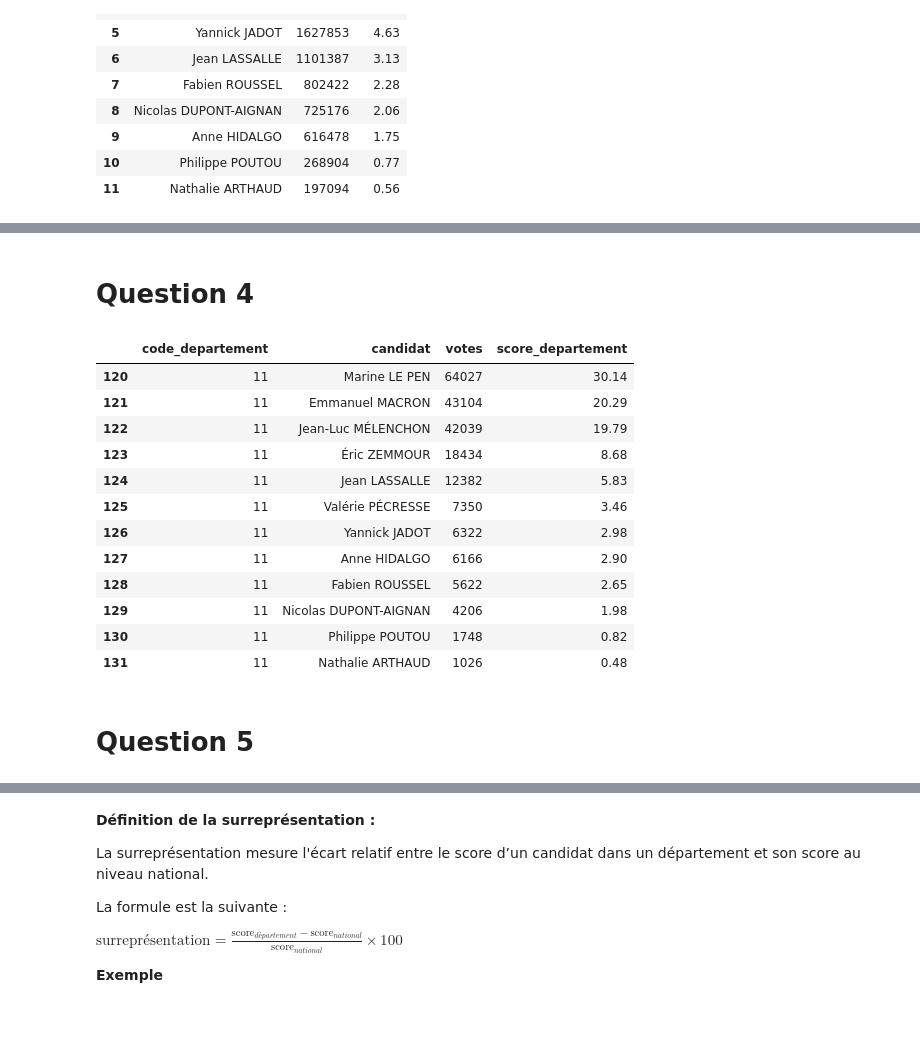
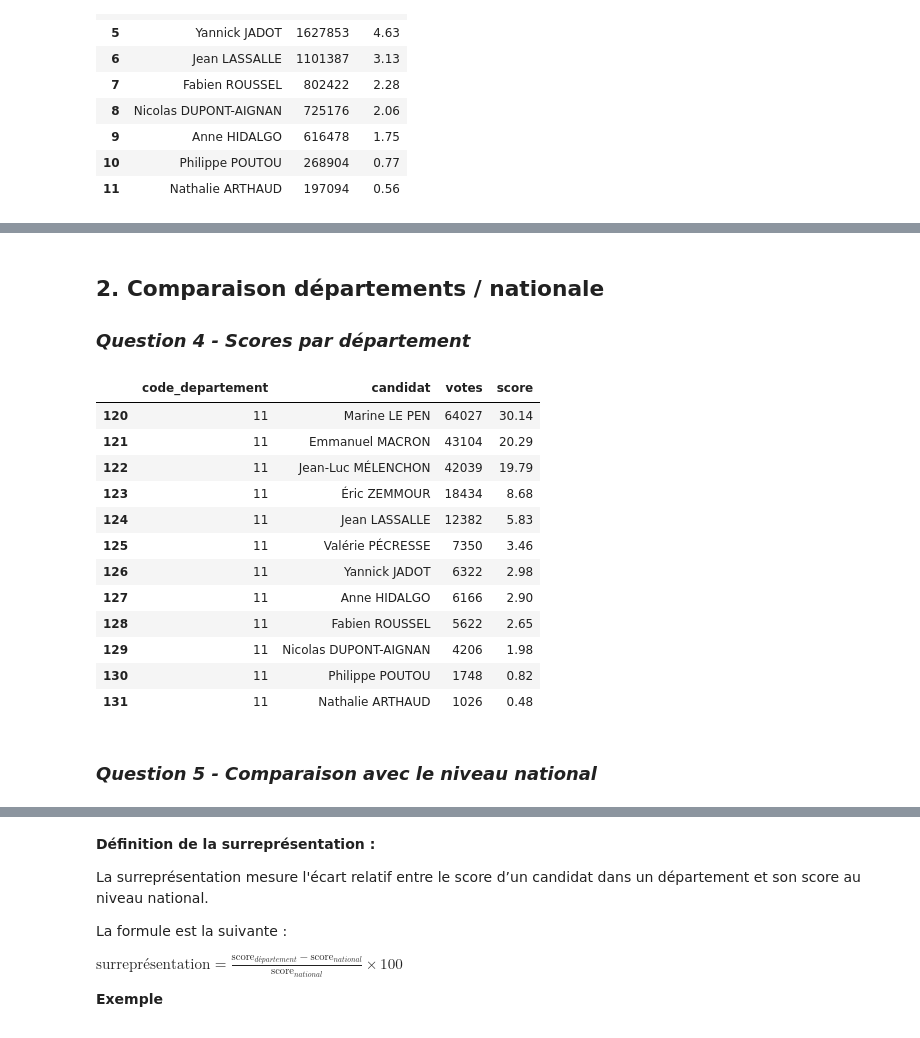
Before and after one commit to antoinefou/python_DM, a Jupyter notebook: notebook.ipynb, the cells around one changed output, grey strips where cells are left out. Saved outputs shown, nothing was run; the diff lists cells and outputs as text; code cells hidden in the pictures.

```diff
--- a/notebook.ipynb
+++ b/notebook.ipynb
@@ -111,5 +129,6 @@ scores_nationaux.sort_values("votes", ascending=False).reset_index(drop=True)
 # %% [markdown]
-# **Question 4**
+## **2. Comparaison départements / nationale**
+### *Question 4 - Scores par département*
 # %%
 score_departements = (
     df
@@ -118,35 +137,35 @@ score_departements = (
     .reset_index()
 )
 
 score_departements.columns = ["code_departement", "candidat", "votes"]
 
 # total des votes exprimés par département
 total_dep = (
     score_departements
     .groupby("code_departement")["votes"]
     .sum()
     .reset_index(name="total_votes")
 )
 
 # merge
 score_departements = score_departements.merge(total_dep, on="code_departement")
 
 # score
-score_departements["score_departement"] = (
+score_departements["score"] = (
     score_departements["votes"] / score_departements["total_votes"] * 100
 ).round(2)
 
 # tri
 score_departements = score_departements.sort_values(
     ["code_departement", "votes"],
     ascending=[True, False]
 ).reset_index(drop=True)
 
 score_departements = score_departements.drop(columns="total_votes")
 
 score_departements[score_departements["code_departement"] == "11"]
 # %% [output]
-|  | code_departement | candidat | votes | score_departement |
+|  | code_departement | candidat | votes | score |
 | 120 | 11 | Marine LE PEN | 64027 | 30.14 |
 | 121 | 11 | Emmanuel MACRON | 43104 | 20.29 |
 | 122 | 11 | Jean-Luc MÉLENCHON | 42039 | 19.79 |
@@ -160,7 +179,7 @@ score_departements[score_departements["code_departement"] == "11"]
 | 130 | 11 | Philippe POUTOU | 1748 | 0.82 |
 | 131 | 11 | Nathalie ARTHAUD | 1026 | 0.48 |
 # %% [markdown]
-# **Question 5**
+### *Question 5 - Comparaison avec le niveau national*
 # %%
 scores_nationaux = scores_nationaux.rename(columns={
     "votes": "votes_national",
```
Also changed, not shown: parts of 15 cells of this notebook.
